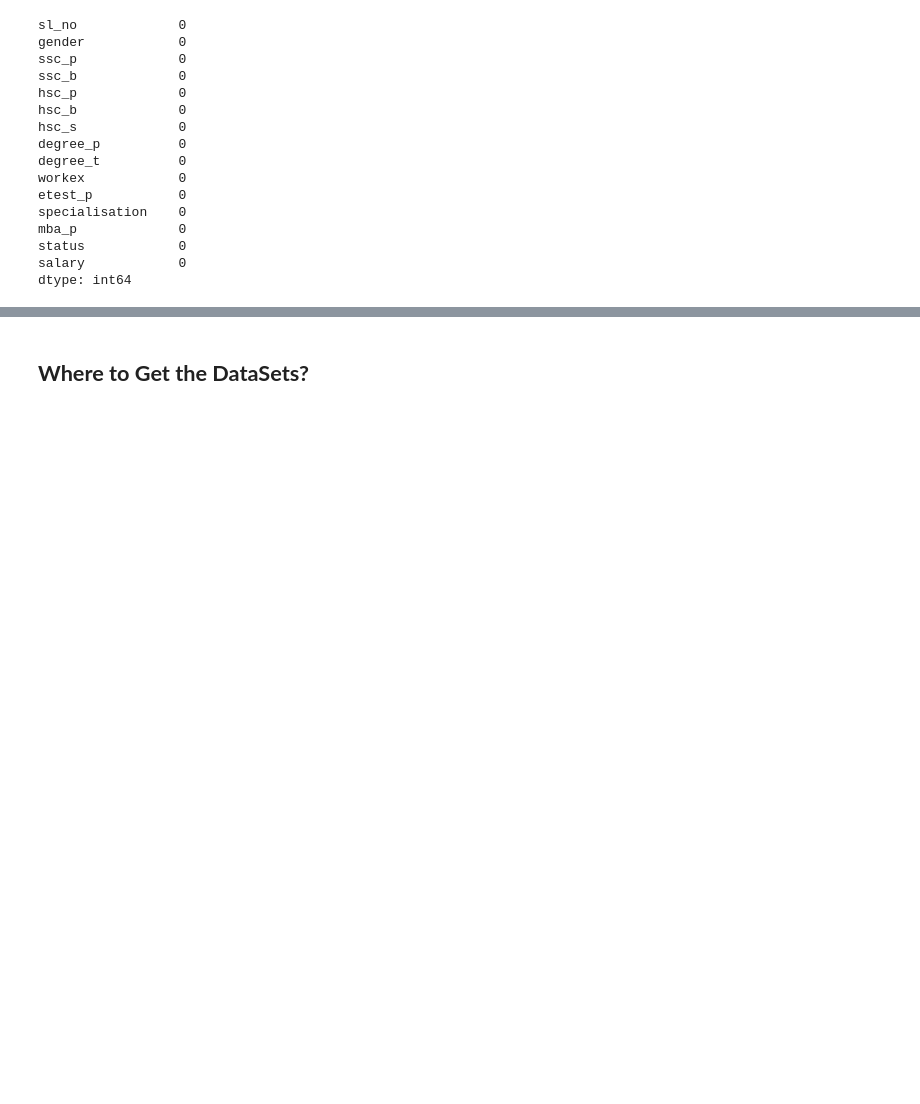
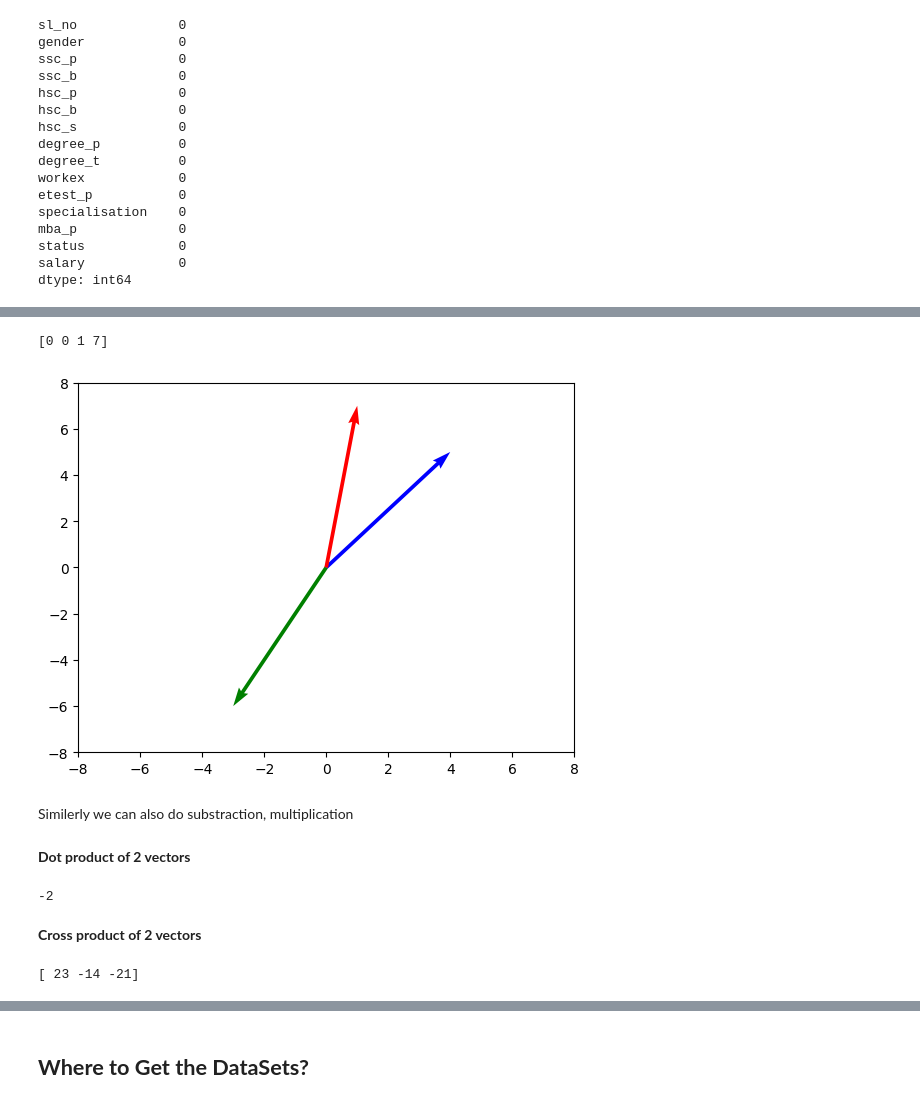
Before and after one commit to Arefin994/ML-With-Arefin, a Jupyter notebook: Machine_Learning.ipynb, the cells around one changed output, grey strips where cells are left out. Cells and saved outputs as stored; diff of their text form; code cells hidden in the pictures; blank space fills up the shorter version.

```diff
--- a/Machine_Learning.ipynb
+++ b/Machine_Learning.ipynb
@@ -769,0 +831,34 @@ dtype: int64
+# %%
+vec1 = np.array([0,0,4,5])
+vec2 = np.array([0,0,-3,2])
+vec3 = vec1 + vec2
+print(vec3)
+# %% [output]
+[0 0 1 7]
+# %%
+plt.quiver(0,0,4,5, scale_units='xy', angles='xy', scale=1, color="b")
+plt.quiver(0,0,-3,-6, scale_units='xy', angles='xy', scale=1, color="g")
+plt.quiver( 0, 0, 1, 7, scale_units='xy', angles='xy', scale=1, color="r")
+plt.xlim(-8,8)
+plt.ylim(-8,8)
+plt.show()
+# %% [output]
+[figure, added]
+# %% [markdown]
+Similerly we can also do substraction, multiplication
+# %% [markdown]
+**Dot product of 2 vectors**
+# %%
+a = np.array([0,0,4,5])
+b = np.array([0,0,-3,2])
+print(np.dot(a,b))
+# %% [output]
+-2
+# %% [markdown]
+**Cross product of 2 vectors**
+# %%
+a = np.array([7,4,5])
+b = np.array([0,-3,2])
+print(np.cross(a,b))
+# %% [output]
+[ 23 -14 -21]
```
Also changed, not shown: parts of 105 cells of this notebook, 2 other files.
